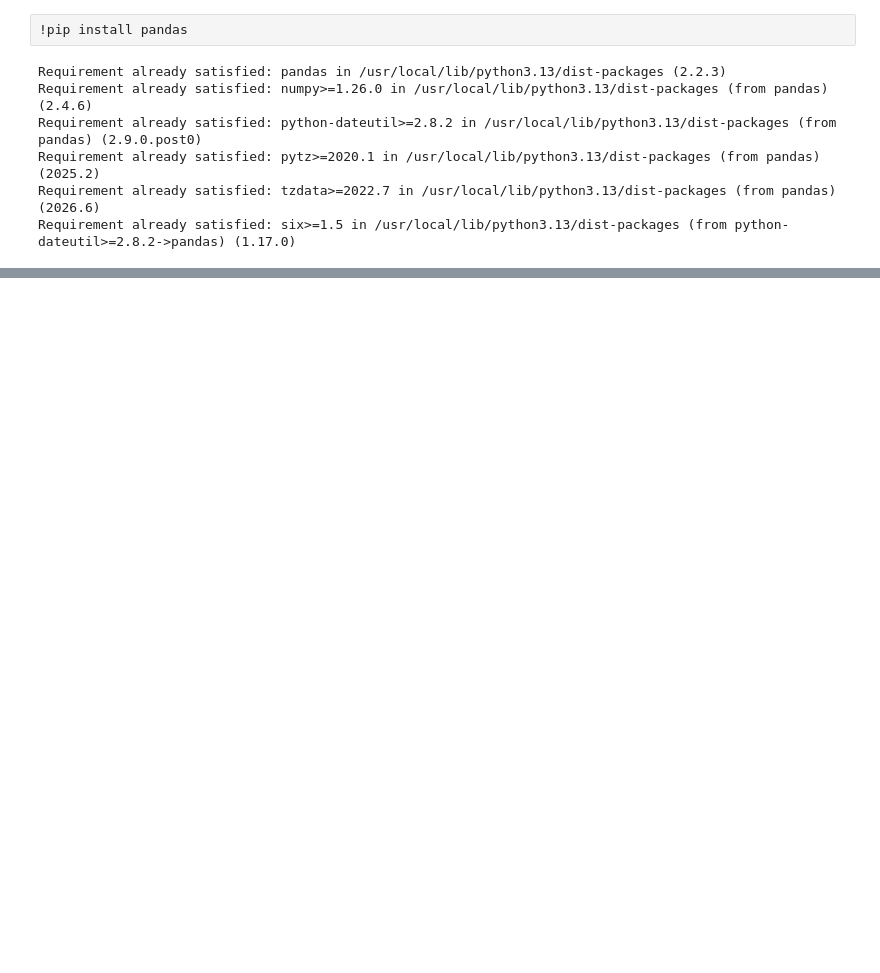
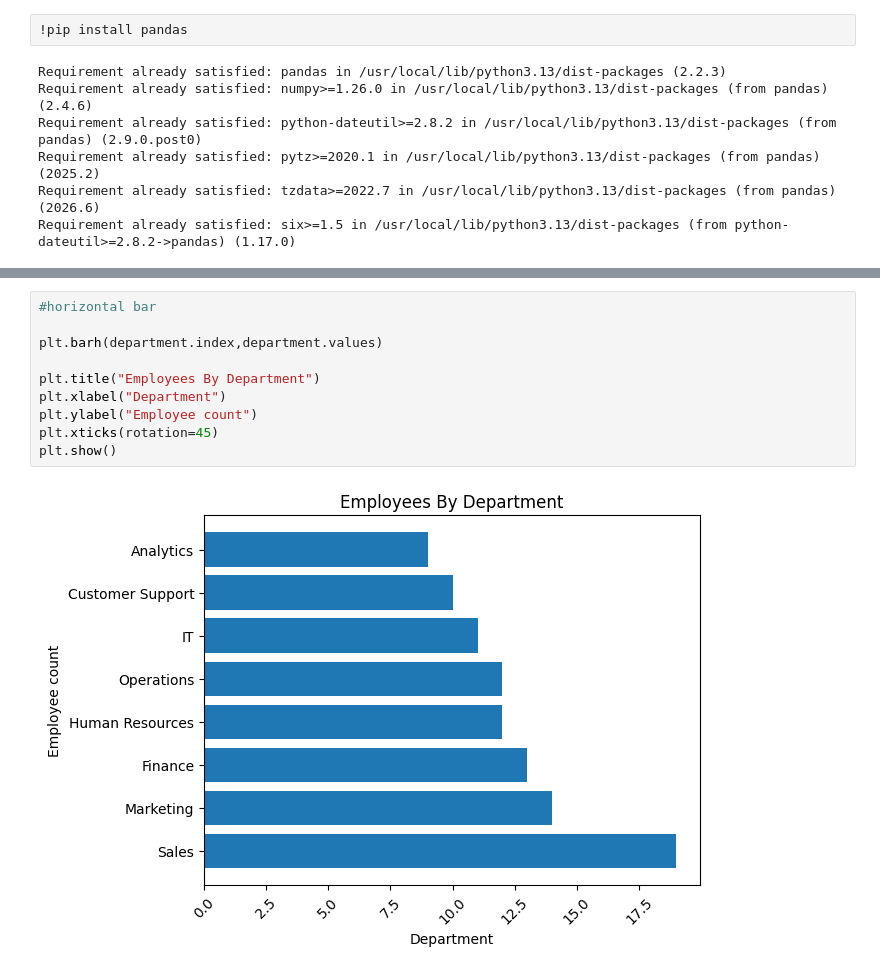
Before and after one commit to Madhumathi02/Data-Analytics, a Jupyter notebook: Pandas.ipynb, the cells around one changed output, grey strips where cells are left out. Drawn from its saved outputs; the diff is of its cells as text; blank space fills up the shorter version.

```diff
--- a/Pandas.ipynb
+++ b/Pandas.ipynb
@@ -844,0 +937,12 @@ Requirement already satisfied: six>=1.5 in /usr/local/lib/python3.13/dist-packag
+# %%
+#horizontal bar
+
+plt.barh(department.index,department.values)
+
+plt.title("Employees By Department")
+plt.xlabel("Department")
+plt.ylabel("Employee count")
+plt.xticks(rotation=45)
+plt.show()
+# %% [output]
+[figure, added]
```
Also changed, not shown: parts of 35 cells of this notebook.
